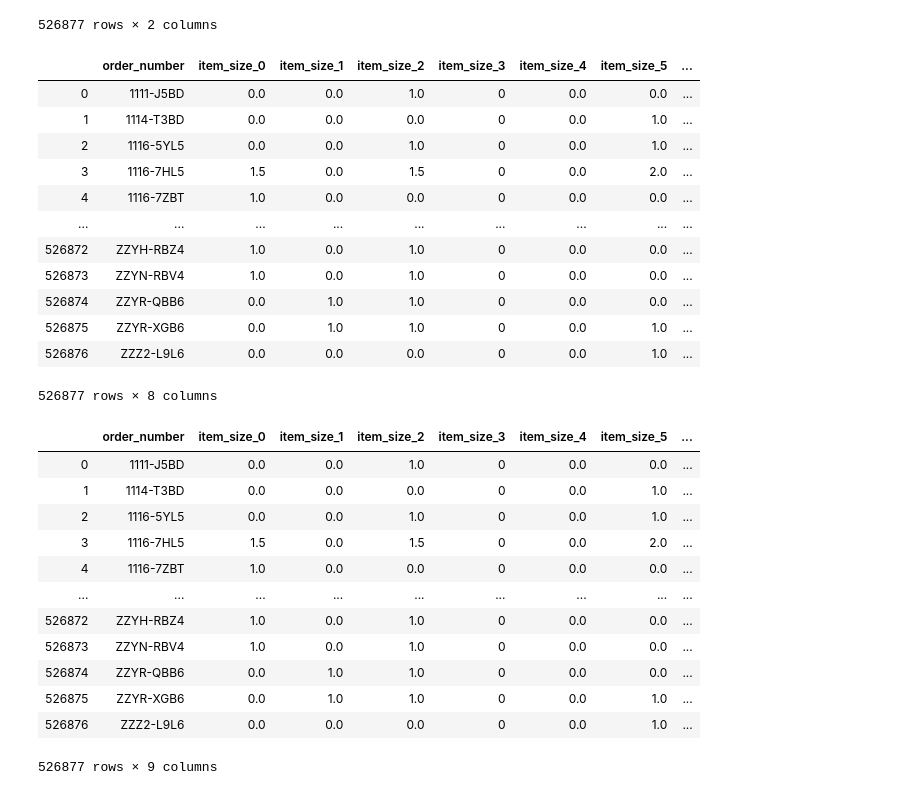
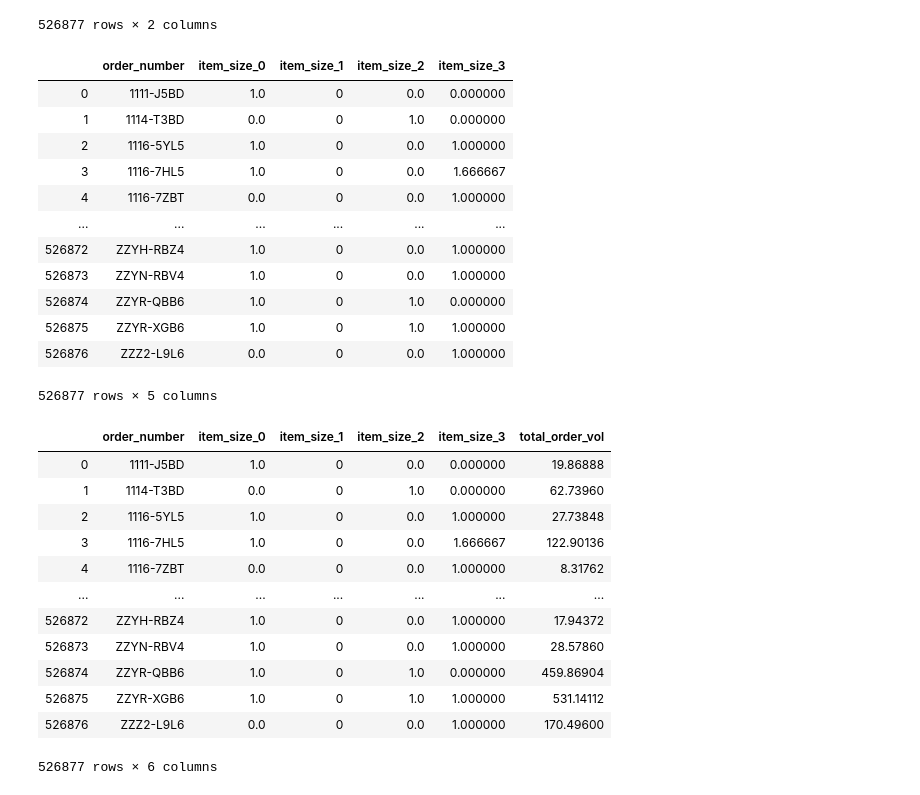
Before and after one commit to elle-ctrl/BoxSize, a Jupyter notebook: Box_size_cleaning_data.ipynb, the cells around one changed output. Cells and saved outputs as stored; diff of their text form; code cells hidden in the pictures.

```diff
--- a/Box_size_cleaning_data.ipynb
+++ b/Box_size_cleaning_data.ipynb
@@ -305,6 +310,6 @@ plt.show()
 # %%
-n_cluster = 7
-kmeans = KMeans(n_clusters=n_cluster, random_state = 0,max_iter=1000).fit(item_dim.iloc[:,1:5])
+n_cluster = 4
+kmeans = KMeans(n_clusters=n_cluster, random_state = 0,max_iter=2000).fit(item_dim.iloc[:,1:5])
 fig = plt.figure()
 ax = fig.add_subplot(111, projection='3d')
 classes = kmeans.labels_
@@ -438,45 +448,45 @@ item_matrix_1
 # %%
 # Matrix with item type only
 item_matrix_2 = pd.pivot_table(final1,
               index = ['order_number'],
               values = ['quantity'],
               columns = ['item_label'],
               fill_value = 0)
 
-item_matrix_2.columns = ['item_size_0','item_size_1','item_size_2','item_size_3','item_size_4','item_size_5','item_size_6']
+item_matrix_2.columns = ['item_size_0','item_size_1','item_size_2','item_size_3']
 item_matrix_2.reset_index(level=0, inplace=True)
 item_matrix_2
 # %% [output]
-|  | order_number | item_size_0 | item_size_1 | item_size_2 | item_size_3 | item_size_4 | item_size_5 | ... |
-| 0 | 1111-J5BD | 0.0 | 0.0 | 1.0 | 0 | 0.0 | 0.0 | ... |
-| 1 | 1114-T3BD | 0.0 | 0.0 | 0.0 | 0 | 0.0 | 1.0 | ... |
-| 2 | 1116-5YL5 | 0.0 | 0.0 | 1.0 | 0 | 0.0 | 1.0 | ... |
-| 3 | 1116-7HL5 | 1.5 | 0.0 | 1.5 | 0 | 0.0 | 2.0 | ... |
-| 4 | 1116-7ZBT | 1.0 | 0.0 | 0.0 | 0 | 0.0 | 0.0 | ... |
-| ... | ... | ... | ... | ... | ... | ... | ... | ... |
-| 526872 | ZZYH-RBZ4 | 1.0 | 0.0 | 1.0 | 0 | 0.0 | 0.0 | ... |
-| 526873 | ZZYN-RBV4 | 1.0 | 0.0 | 1.0 | 0 | 0.0 | 0.0 | ... |
-| 526874 | ZZYR-QBB6 | 0.0 | 1.0 | 1.0 | 0 | 0.0 | 0.0 | ... |
-| 526875 | ZZYR-XGB6 | 0.0 | 1.0 | 1.0 | 0 | 0.0 | 1.0 | ... |
-| 526876 | ZZZ2-L9L6 | 0.0 | 0.0 | 0.0 | 0 | 0.0 | 1.0 | ... |
+|  | order_number | item_size_0 | item_size_1 | item_size_2 | item_size_3 |
+| 0 | 1111-J5BD | 1.0 | 0 | 0.0 | 0.000000 |
+| 1 | 1114-T3BD | 0.0 | 0 | 1.0 | 0.000000 |
+| 2 | 1116-5YL5 | 1.0 | 0 | 0.0 | 1.000000 |
+| 3 | 1116-7HL5 | 1.0 | 0 | 0.0 | 1.666667 |
+| 4 | 1116-7ZBT | 0.0 | 0 | 0.0 | 1.000000 |
+| ... | ... | ... | ... | ... | ... |
+| 526872 | ZZYH-RBZ4 | 1.0 | 0 | 0.0 | 1.000000 |
+| 526873 | ZZYN-RBV4 | 1.0 | 0 | 0.0 | 1.000000 |
+| 526874 | ZZYR-QBB6 | 1.0 | 0 | 1.0 | 0.000000 |
+| 526875 | ZZYR-XGB6 | 1.0 | 0 | 1.0 | 1.000000 |
+| 526876 | ZZZ2-L9L6 | 0.0 | 0 | 0.0 | 1.000000 |
-526877 rows × 8 columns
+526877 rows × 5 columns
 # %%
 item_matrix = pd.merge(item_matrix_2,item_matrix_1, how = 'left', on ='order_number')
 item_matrix
 # %% [output]
-|  | order_number | item_size_0 | item_size_1 | item_size_2 | item_size_3 | item_size_4 | item_size_5 | ... |
-| 0 | 1111-J5BD | 0.0 | 0.0 | 1.0 | 0 | 0.0 | 0.0 | ... |
-| 1 | 1114-T3BD | 0.0 | 0.0 | 0.0 | 0 | 0.0 | 1.0 | ... |
-| 2 | 1116-5YL5 | 0.0 | 0.0 | 1.0 | 0 | 0.0 | 1.0 | ... |
-| 3 | 1116-7HL5 | 1.5 | 0.0 | 1.5 | 0 | 0.0 | 2.0 | ... |
-| 4 | 1116-7ZBT | 1.0 | 0.0 | 0.0 | 0 | 0.0 | 0.0 | ... |
-| ... | ... | ... | ... | ... | ... | ... | ... | ... |
-| 526872 | ZZYH-RBZ4 | 1.0 | 0.0 | 1.0 | 0 | 0.0 | 0.0 | ... |
-| 526873 | ZZYN-RBV4 | 1.0 | 0.0 | 1.0 | 0 | 0.0 | 0.0 | ... |
-| 526874 | ZZYR-QBB6 | 0.0 | 1.0 | 1.0 | 0 | 0.0 | 0.0 | ... |
-| 526875 | ZZYR-XGB6 | 0.0 | 1.0 | 1.0 | 0 | 0.0 | 1.0 | ... |
-| 526876 | ZZZ2-L9L6 | 0.0 | 0.0 | 0.0 | 0 | 0.0 | 1.0 | ... |
+|  | order_number | item_size_0 | item_size_1 | item_size_2 | item_size_3 | total_order_vol |
+| 0 | 1111-J5BD | 1.0 | 0 | 0.0 | 0.000000 | 19.86888 |
+| 1 | 1114-T3BD | 0.0 | 0 | 1.0 | 0.000000 | 62.73960 |
+| 2 | 1116-5YL5 | 1.0 | 0 | 0.0 | 1.000000 | 27.73848 |
+| 3 | 1116-7HL5 | 1.0 | 0 | 0.0 | 1.666667 | 122.90136 |
+| 4 | 1116-7ZBT | 0.0 | 0 | 0.0 | 1.000000 | 8.31762 |
+| ... | ... | ... | ... | ... | ... | ... |
+| 526872 | ZZYH-RBZ4 | 1.0 | 0 | 0.0 | 1.000000 | 17.94372 |
+| 526873 | ZZYN-RBV4 | 1.0 | 0 | 0.0 | 1.000000 | 28.57860 |
+| 526874 | ZZYR-QBB6 | 1.0 | 0 | 1.0 | 0.000000 | 459.86904 |
+| 526875 | ZZYR-XGB6 | 1.0 | 0 | 1.0 | 1.000000 | 531.14112 |
+| 526876 | ZZZ2-L9L6 | 0.0 | 0 | 0.0 | 1.000000 | 170.49600 |
-526877 rows × 9 columns
+526877 rows × 6 columns
 # %%
 final_matrix = pd.merge(item_matrix,box_label, how ='left', on='order_number')
 final_matrix
```
Also changed, not shown: parts of 11 cells of this notebook, 1 other file.
